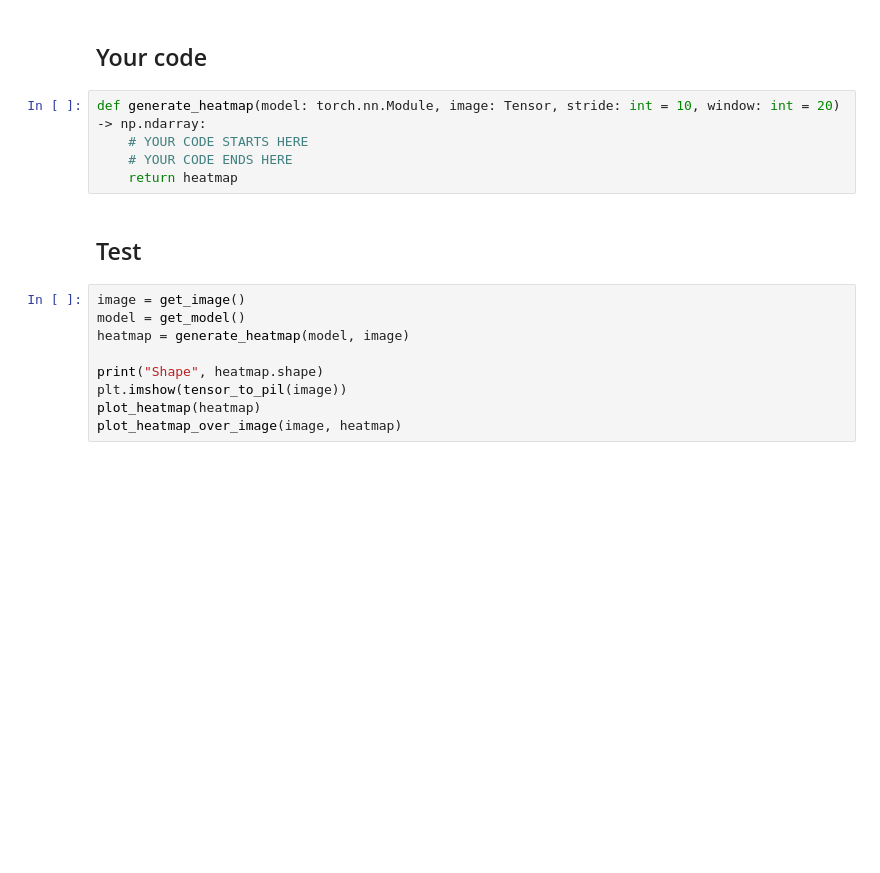
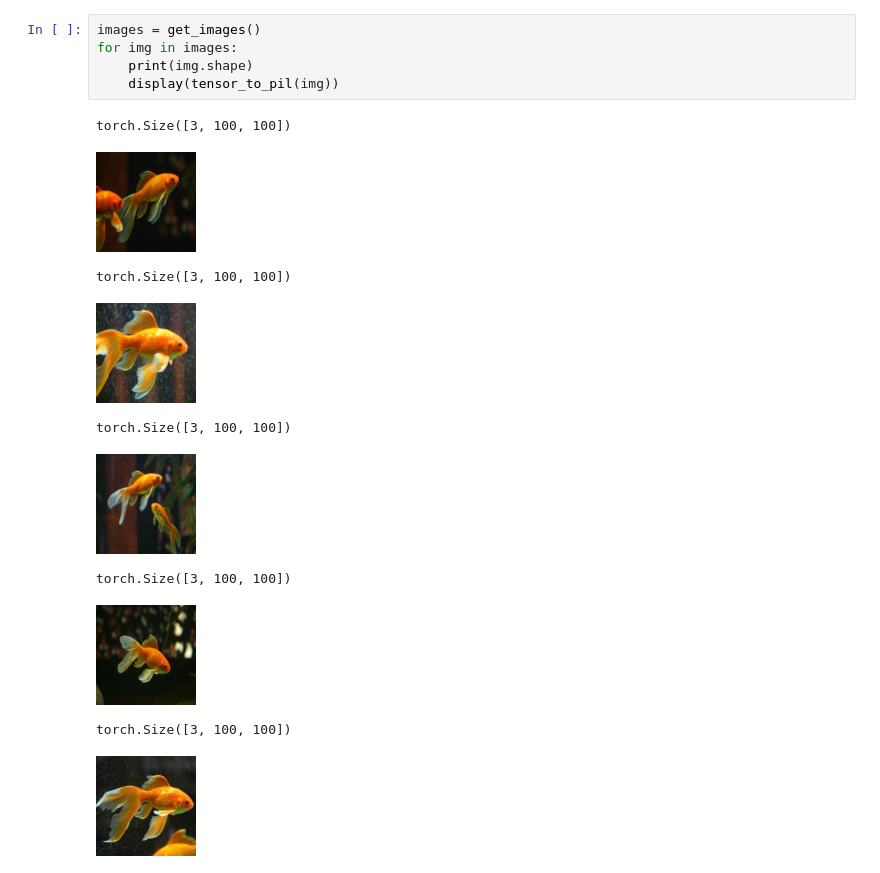
Before and after one commit to MichalSlowakiewicz/Deep-Neural-Network, a Jupyter notebook: LAB_5_1.ipynb, the cells around one changed output. Cells and saved outputs as stored; diff of their text form; blank space fills up the shorter version.

```diff
--- a/LAB_5_1.ipynb
+++ b/LAB_5_1.ipynb
@@ -93,18 +68,16 @@ def plot_heatmap_over_image(image: Tensor, heatmap: np.ndarray, stride: int = 10
-# %% [markdown]
-## Your code
-# %%
-def generate_heatmap(model: torch.nn.Module, image: Tensor, stride: int = 10, window: int = 20) -> np.ndarray:
-    # YOUR CODE STARTS HERE
-    # YOUR CODE ENDS HERE
-    return heatmap
-# %% [markdown]
-## Test
-# %%
-image = get_image()
-model = get_model()
-heatmap = generate_heatmap(model, image)
-
-print("Shape", heatmap.shape)
-plt.imshow(tensor_to_pil(image))
-plot_heatmap(heatmap)
-plot_heatmap_over_image(image, heatmap)
+# %%
+images = get_images()
+for img in images:
+    print(img.shape)
+    display(tensor_to_pil(img))
+# %% [output]
+torch.Size([3, 100, 100])
+[figure, added]
+torch.Size([3, 100, 100])
+[figure, added]
+torch.Size([3, 100, 100])
+[figure, added]
+torch.Size([3, 100, 100])
+[figure, added]
+torch.Size([3, 100, 100])
+[figure, added]
```
Also changed, not shown: parts of 13 cells of this notebook.
